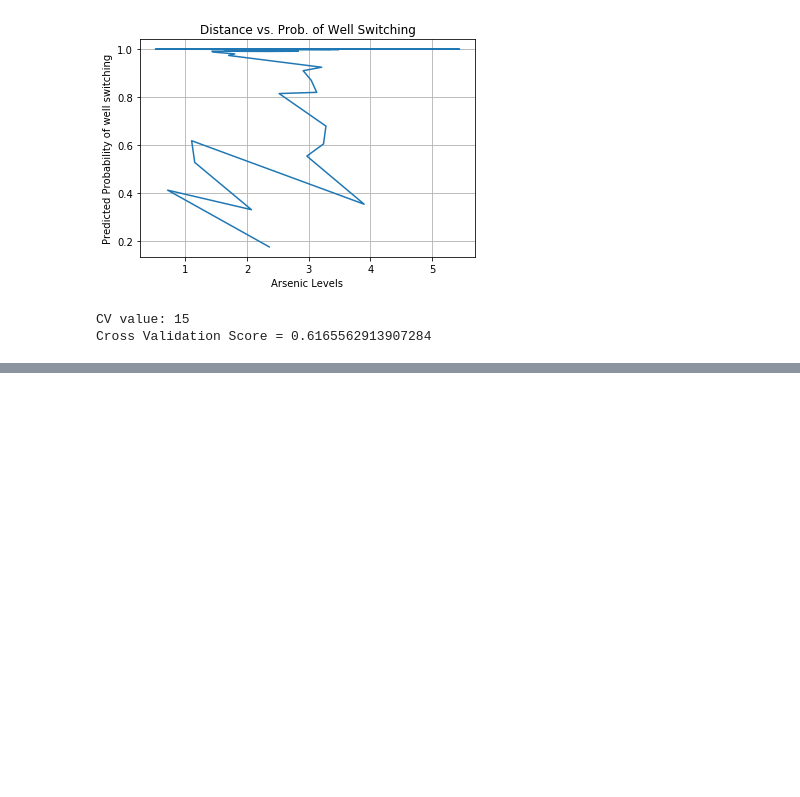
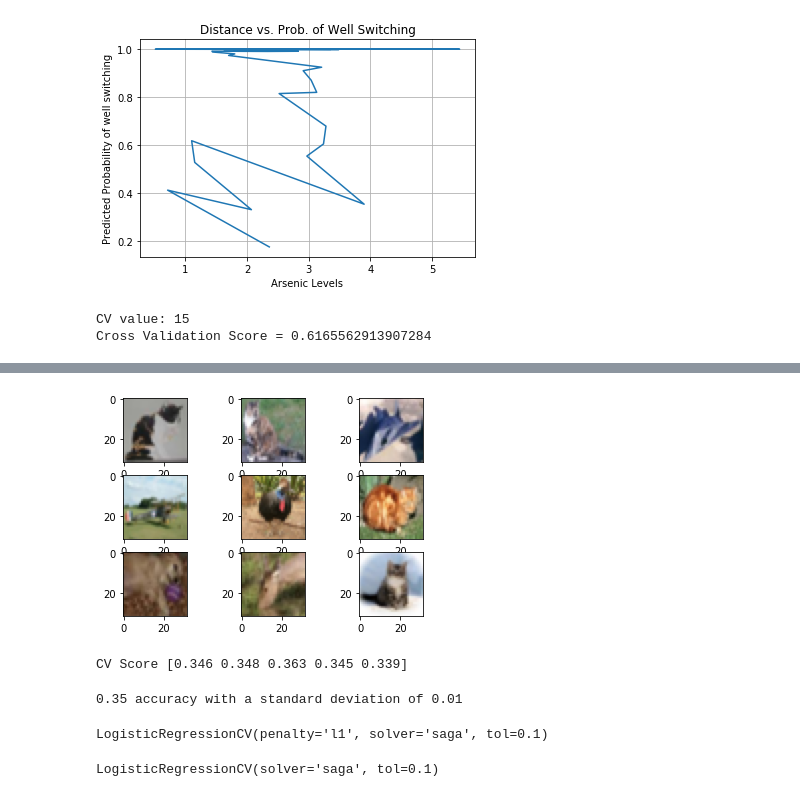
Before and after one commit to johnson0310/EE460J, a Jupyter notebook: Lab5.ipynb, the cells around one changed output, grey strips where cells are left out. Cells and saved outputs as stored; diff of their text form; code cells hidden in the pictures; blank space fills up the shorter version.

```diff
--- a/Lab5.ipynb
+++ b/Lab5.ipynb
@@ -365,0 +376,3 @@ Cross Validation Score = 0.6165562913907284
+# %%
+# Use the fetch openml command from sklearn.datasets to import the CIFAR-10-Small data set.
+cifar = ds.fetch_openml('CIFAR_10_small')
@@ -365,0 +403,26 @@ Cross Validation Score = 0.6165562913907284
+# %%
+df = pd.DataFrame(data=np.c_[cifar['data'], cifar['target']], columns=cifar['feature_names'] + ['target'])
+# %%
+# Figure out how to display some of the images in this data set, and display a couple.
+# While not high resolution, these should be recognizable if you are doing it correctly.
+
+# Generate 3d img array from dataset
+def create_img_array(df):
+    img_array = np.zeros((32,32,3))
+    for i in range(32):
+        for k in range(32):
+            img_array[i][k][0] = int(img[i*32 + k])
+            img_array[i][k][1] = int(img[i*32 + k + 1024])
+            img_array[i][k][2] = int(img[i*32 + k + 2048])
+    return img_array
+
+# Plot 9 random images
+fig, ax = plt.subplots(nrows=3, ncols=3)
+
+for row in ax:
+    for col in row:
+        index = np.random.randint(2000, size=1)
+        img = df.loc[index[0]][:-1]
+        col.imshow(create_img_array(img).astype(np.uint8))
+# %% [output]
+[figure, added]
@@ -365,0 +433,34 @@ Cross Validation Score = 0.6165562913907284
+# %%
+from sklearn.metrics import accuracy_score
+from sklearn.model_selection import cross_val_score
+
+
+y_pred = clf.predict(X_test)
+
+score = accuracy_score(y_test, y_pred)
+# print('Test Accuracy Score', score)
+
+score = cross_val_score(clf, X_test, y_test, cv=5)
+print('CV Score', score)
+# %% [output]
+CV Score [0.346 0.348 0.363 0.345 0.339]
+# %%
+print("%0.2f accuracy with a standard deviation of %0.2f" % (score.mean(), score.std()))
+# %% [output]
+0.35 accuracy with a standard deviation of 0.01
+# %%
+# cross validate to find as good regularization coefficients as you can,
+# for l1 and l2 regularization (called penalties), which are naturally supported
+# in sklearn.linear model.LogisticRegression. I recommend you use the solver saga.
+
+from sklearn.linear_model import LogisticRegressionCV
+
+clf_l1 = LogisticRegressionCV(penalty='l1', tol=0.1, solver='saga')
+clf_l1.fit(X_train, y_train)
+# %% [output]
+LogisticRegressionCV(penalty='l1', solver='saga', tol=0.1)
+# %%
+clf_l2 = LogisticRegressionCV(penalty='l2', tol=0.1, solver='saga')
+clf_l2.fit(X_train, y_train)
+# %% [output]
+LogisticRegressionCV(solver='saga', tol=0.1)
```
Also changed, not shown: parts of 7 cells of this notebook.
